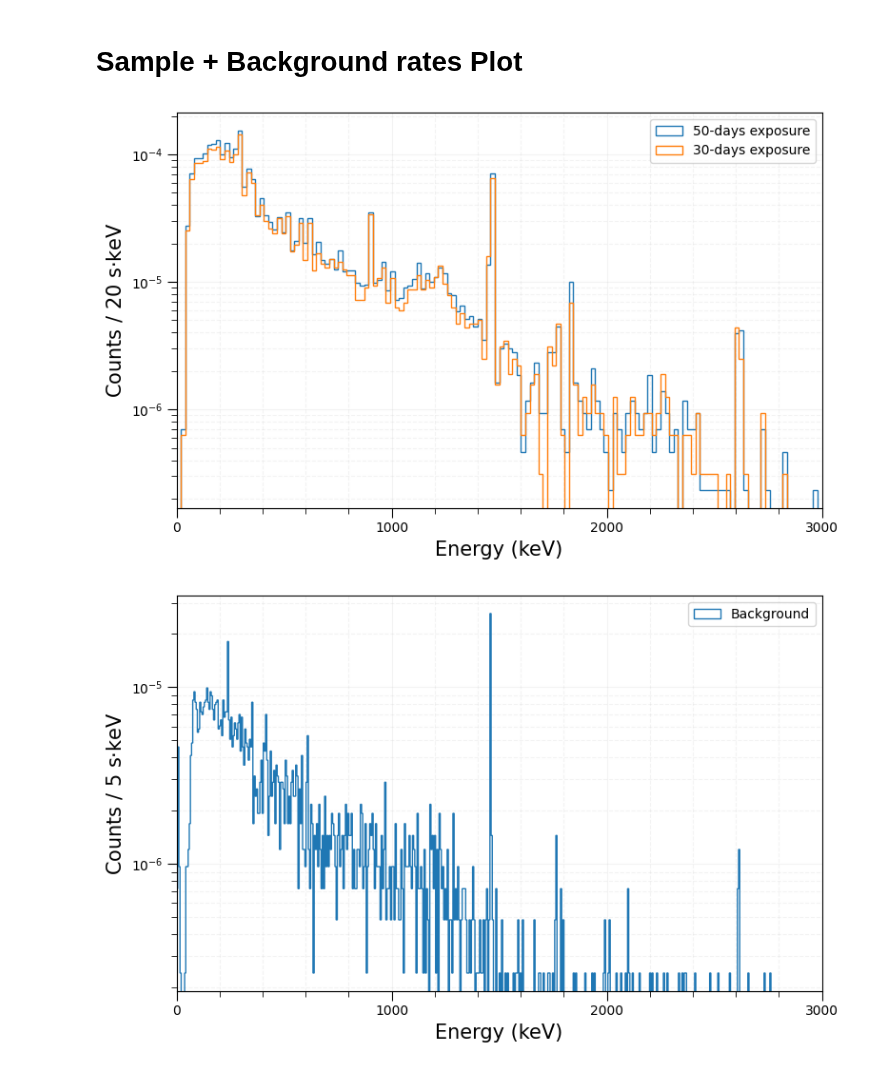
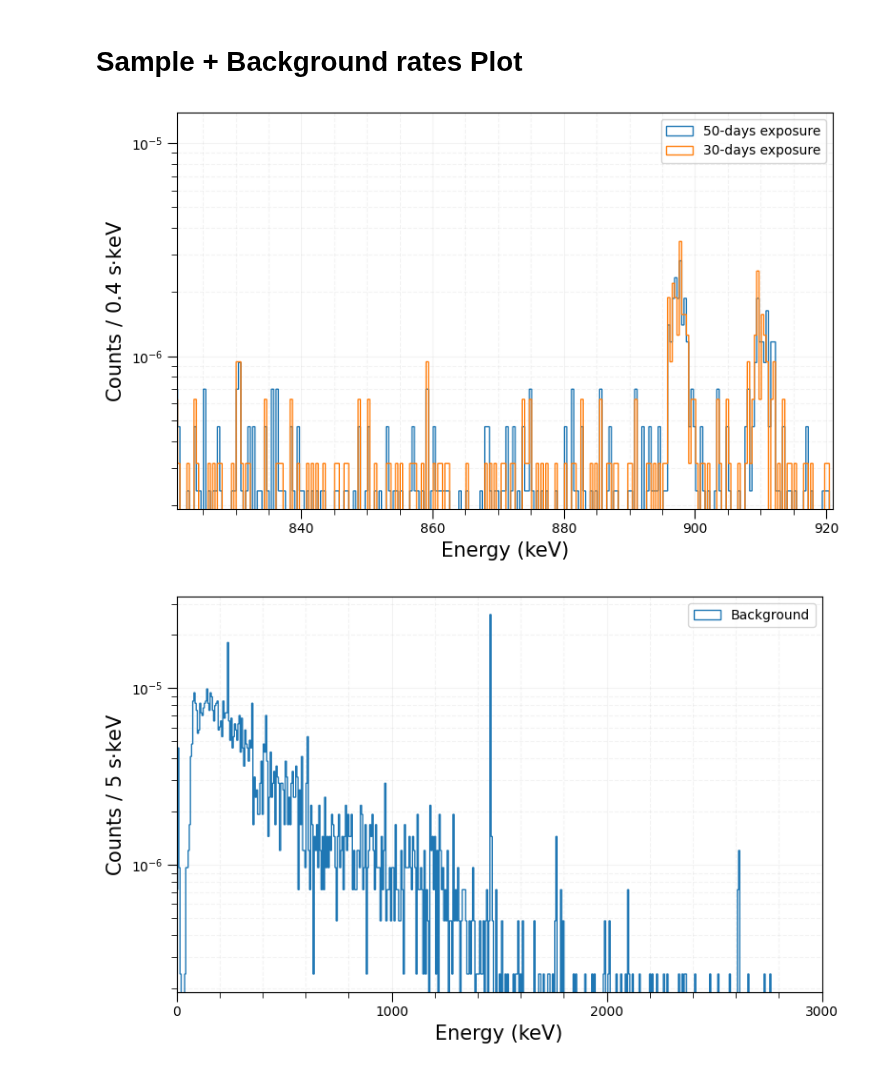
Before and after one commit to RitaF00/ZrO2-double-beta-decay, a Jupyter notebook: analyses.ipynb, the cells around one changed output. Drawn from its saved outputs; the diff is of its cells as text; code cells hidden in the pictures.

```diff
--- a/analyses.ipynb
+++ b/analyses.ipynb
@@ -69,44 +71,44 @@ plt.figure(figsize=(8, 5))
 ax = plt.gca()
 
 
-dx_major = 1000
-dx_minor = 200
+dx_major = 20
+dx_minor = 5
 
 ax.xaxis.set_major_locator(MultipleLocator(dx_major))
 ax.xaxis.set_minor_locator(MultipleLocator(dx_minor))
 dy_major = 100
 dy_minor = 20
 
 ax.yaxis.set_major_locator(MultipleLocator(dy_major))
 ax.yaxis.set_minor_locator(MultipleLocator(dy_minor))
 
 ax.tick_params(axis='x', which='major', length=7, labelsize=10)
 ax.tick_params(axis='x', which='minor', length=4)
 
 ax.tick_params(axis='y', which='major', length=7, labelsize=10)
 ax.tick_params(axis='y', which='minor', length=4)
 
 # Bin width
 
-bins = np.linspace(min(E_kev), max(E_kev), int(len(E_kev)/56))
+bins = np.linspace(min(E_kev), max(E_kev), int(len(E_kev)))
 counts, bin_edge, _ = plt.hist(E_kev, bins = bins, weights = spectrum_50_norm,   histtype='step',label='50-days exposure')
 db = bin_edge[1]- bin_edge[0]
 
 counts, bin_edge, _ = plt.hist(E_kev, bins = bins, weights = spectrum_30_norm,   histtype='step',label='30-days exposure')
 db = bin_edge[1]- bin_edge[0]
 
 plt.xlabel('Energy (keV)', size = 15)
-plt.ylabel(rf'Counts / {db:.0f} s$\cdot$keV', size = 15)
-plt.xlim(0, 3000)
+plt.ylabel(rf'Counts / {db:.1f} s$\cdot$keV', size = 15)
+plt.xlim(871-50, 871+50)
 plt.yscale('log')
 plt.grid(alpha=0.15)
 ax.grid(which='major', linestyle='-', alpha=0.15)
 ax.grid(which='minor', linestyle='--', alpha=0.15)
 plt.tight_layout()
 plt.legend()
 plt.show()
 # %% [output]
-[figure, old version]
+[figure, new version]
 # %%
 # backgorund spectrum
 plt.figure(figsize=(8, 5))
```
Also changed, not shown: parts of 33 cells of this notebook, 9 other files.
